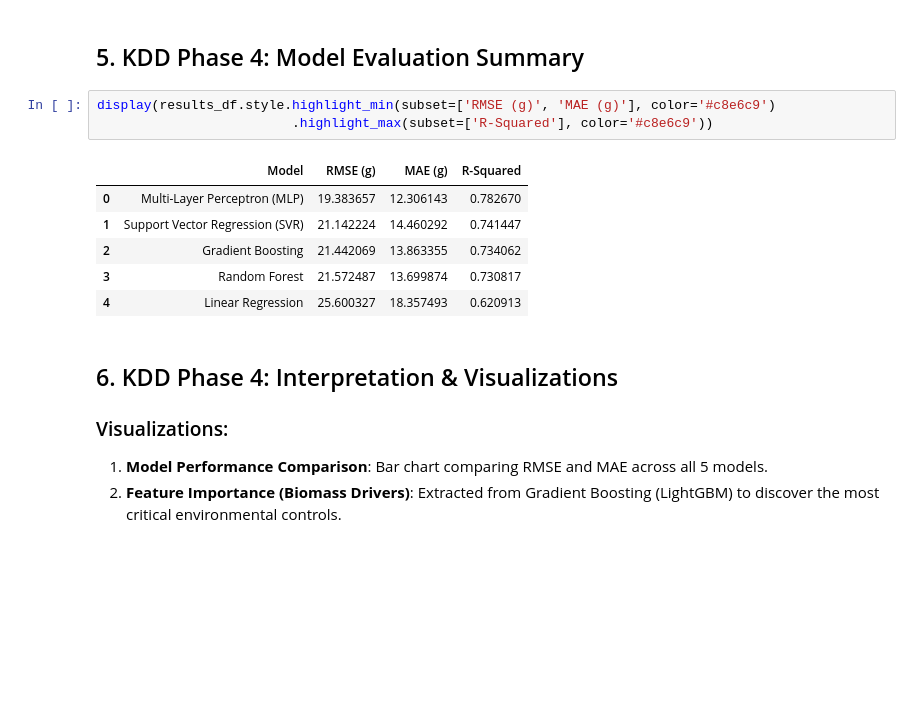
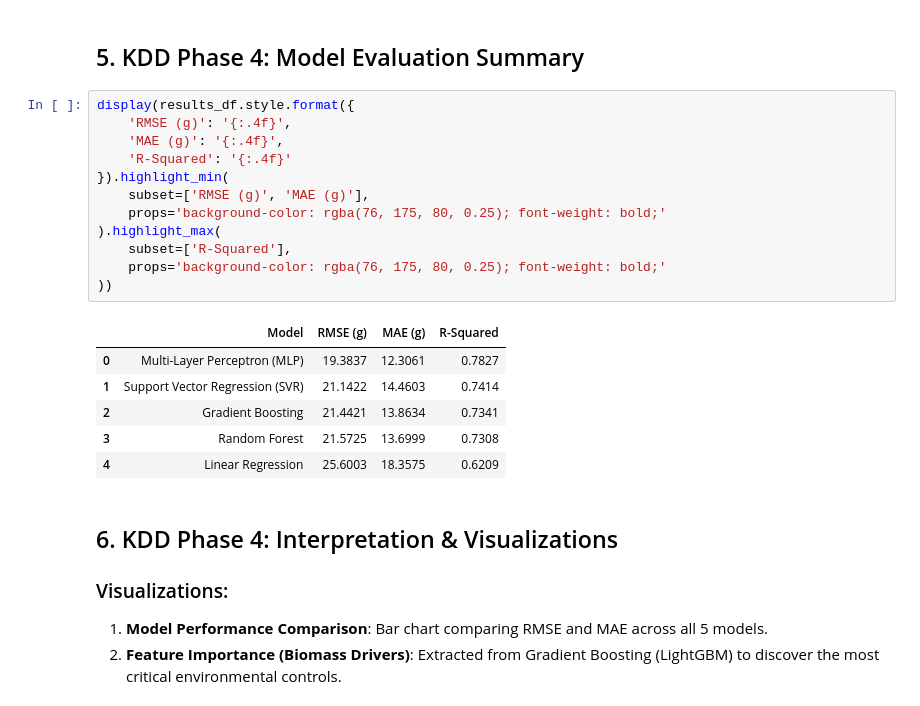
Before and after one commit to reynardaj/binus-data-mining-final-project, a Jupyter notebook: lettuce_growth_kdd_pipeline.ipynb, the cells around one changed output. Cells and saved outputs as stored; diff of their text form; blank space fills up the shorter version.

Commit message:
Improve table highlight readability for dark mode

```diff
--- a/lettuce_growth_kdd_pipeline.ipynb
+++ b/lettuce_growth_kdd_pipeline.ipynb
@@ -347,15 +333,24 @@ results_df = pd.DataFrame(evaluation_results).sort_values(by='RMSE (g)', ascendi
 # %% [markdown]
 ## 5. KDD Phase 4: Model Evaluation Summary
 # %%
-display(results_df.style.highlight_min(subset=['RMSE (g)', 'MAE (g)'], color='#c8e6c9')
-                         .highlight_max(subset=['R-Squared'], color='#c8e6c9'))
+display(results_df.style.format({
+    'RMSE (g)': '{:.4f}',
+    'MAE (g)': '{:.4f}',
+    'R-Squared': '{:.4f}'
+}).highlight_min(
+    subset=['RMSE (g)', 'MAE (g)'],
+    props='background-color: rgba(76, 175, 80, 0.25); font-weight: bold;'
+).highlight_max(
+    subset=['R-Squared'],
+    props='background-color: rgba(76, 175, 80, 0.25); font-weight: bold;'
+))
 # %% [output]
 |  | Model | RMSE (g) | MAE (g) | R-Squared |
-| 0 | Multi-Layer Perceptron (MLP) | 19.383657 | 12.306143 | 0.782670 |
-| 1 | Support Vector Regression (SVR) | 21.142224 | 14.460292 | 0.741447 |
-| 2 | Gradient Boosting | 21.442069 | 13.863355 | 0.734062 |
-| 3 | Random Forest | 21.572487 | 13.699874 | 0.730817 |
-| 4 | Linear Regression | 25.600327 | 18.357493 | 0.620913 |
+| 0 | Multi-Layer Perceptron (MLP) | 19.3837 | 12.3061 | 0.7827 |
+| 1 | Support Vector Regression (SVR) | 21.1422 | 14.4603 | 0.7414 |
+| 2 | Gradient Boosting | 21.4421 | 13.8634 | 0.7341 |
+| 3 | Random Forest | 21.5725 | 13.6999 | 0.7308 |
+| 4 | Linear Regression | 25.6003 | 18.3575 | 0.6209 |
 # %% [markdown]
 ## 6. KDD Phase 4: Interpretation & Visualizations
 
```
Also changed, not shown: parts of 1 cell of this notebook.
